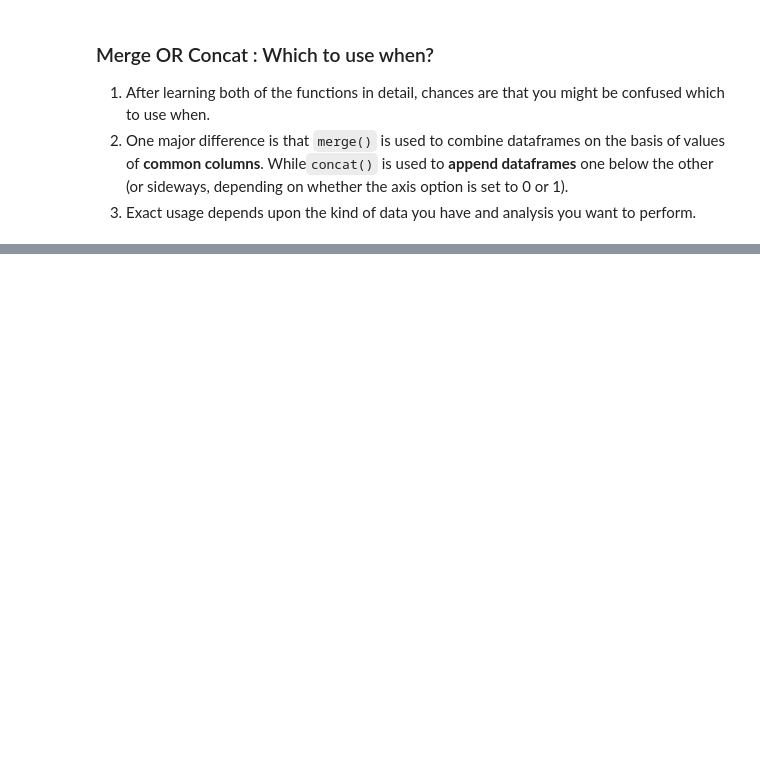
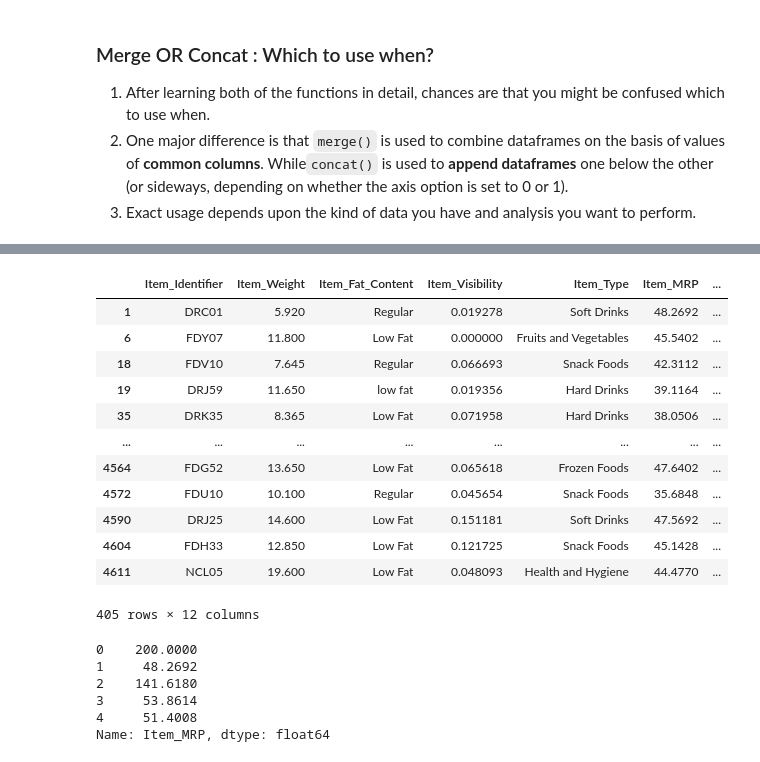
Before and after one commit to Neelam-Singhal/ds, a Jupyter notebook: pythontest.ipynb, the cells around one changed output, grey strips where cells are left out. Saved outputs shown, nothing was run; the diff lists cells and outputs as text; code cells hidden in the pictures; blank space fills up the shorter version.

```diff
--- a/pythontest.ipynb
+++ b/pythontest.ipynb
@@ -392,0 +462,31 @@ pd.merge(df_a, df_b, on='subject_id', how='left')
+# %%
+data_BM.apply(lambda x:x[data_BM["Item_MRP"] < 50])
+# %% [output]
+|  | Item_Identifier | Item_Weight | Item_Fat_Content | Item_Visibility | Item_Type | Item_MRP | ... |
+| 1 | DRC01 | 5.920 | Regular | 0.019278 | Soft Drinks | 48.2692 | ... |
+| 6 | FDY07 | 11.800 | Low Fat | 0.000000 | Fruits and Vegetables | 45.5402 | ... |
+| 18 | FDV10 | 7.645 | Regular | 0.066693 | Snack Foods | 42.3112 | ... |
+| 19 | DRJ59 | 11.650 | low fat | 0.019356 | Hard Drinks | 39.1164 | ... |
+| 35 | DRK35 | 8.365 | Low Fat | 0.071958 | Hard Drinks | 38.0506 | ... |
+| ... | ... | ... | ... | ... | ... | ... | ... |
+| 4564 | FDG52 | 13.650 | Low Fat | 0.065618 | Frozen Foods | 47.6402 | ... |
+| 4572 | FDU10 | 10.100 | Regular | 0.045654 | Snack Foods | 35.6848 | ... |
+| 4590 | DRJ25 | 14.600 | Low Fat | 0.151181 | Soft Drinks | 47.5692 | ... |
+| 4604 | FDH33 | 12.850 | Low Fat | 0.121725 | Snack Foods | 45.1428 | ... |
+| 4611 | NCL05 | 19.600 | Low Fat | 0.048093 | Health and Hygiene | 44.4770 | ... |
+405 rows × 12 columns
+# %%
+def clip_price(price):
+    if (price > 200):
+        price = 200
+    return price
+
+
+data_BM['Item_MRP'].apply(lambda x:clip_price(x))[:5]
+# %% [output]
+0    200.0000
+1     48.2692
+2    141.6180
+3     53.8614
+4     51.4008
+Name: Item_MRP, dtype: float64
```
Also changed, not shown: parts of 6 cells of this notebook.
